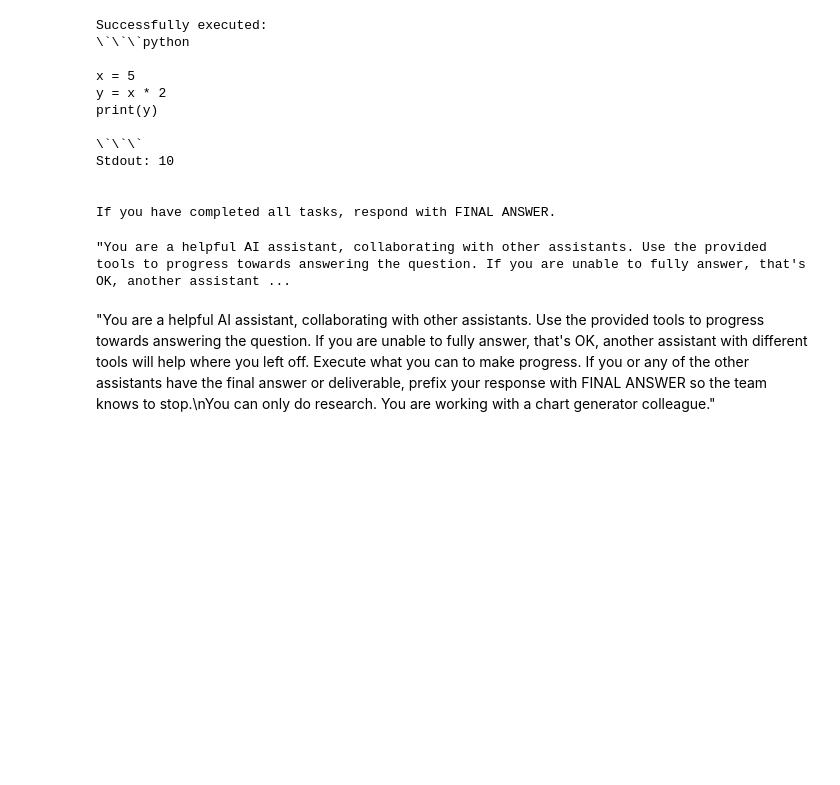
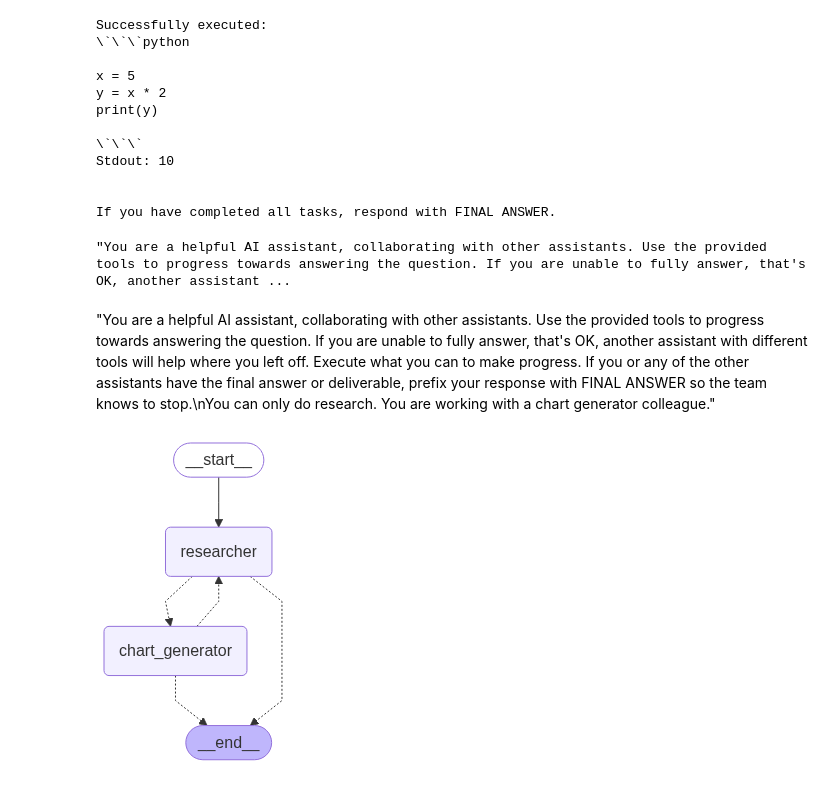
Before and after one commit to rraeen/Agentic_AI, a Jupyter notebook: langgraph/langgraph_class_6_multiagent.ipynb, the cells around one changed output. Saved outputs shown, nothing was run; the diff lists cells and outputs as text; code cells hidden in the pictures; blank space fills up the shorter version.

```diff
--- a/langgraph/langgraph_class_6_multiagent.ipynb
+++ b/langgraph/langgraph_class_6_multiagent.ipynb
@@ -264,8 +264,16 @@ def research_node(state:MessagesState)->Command[Literal["chart_generator", END]]
     ),
         )
 
-    result=""
-    goto=""
+    result=research_agent.invoke(state)
+
+    result=result["messages"][-1]
+
+    goto="chart_generator"
+
+    goto=get_next_node(result,goto)
+
+    result["messages"][-1] = HumanMessage(content=result["messages"][-1].content, name="researcher")
+
     return Command(update={"messages": result["messages"]},goto=goto)
 # %%
 #agent2
@@ -277,8 +285,11 @@ def chart_node(state:MessagesState)-> Command[Literal["researcher", END]]:
         "You can only generate charts. You are working with a researcher colleague."
     ),
         )
-    result=""
-    goto=""
+    result=chart_agent.invoke(state)
+    result=result["messages"][-1]
+    goto="researcher"
+    goto=get_next_node(result,goto)
+    result["messages"][-1] = HumanMessage(content=result["messages"][-1].content, name="chart_generator")
     return Command(update={"messages": result["messages"]},goto=goto)
 # %%
 workflow = StateGraph(MessagesState)
@@ -287,3 +298,7 @@ workflow.add_node("chart_generator", chart_node)
 
 workflow.add_edge(START, "researcher")
 app = workflow.compile()
+# %%
+workflow.compile()
+# %% [output]
+[figure, added]
```
Also changed, not shown: parts of 1 cell of this notebook.
